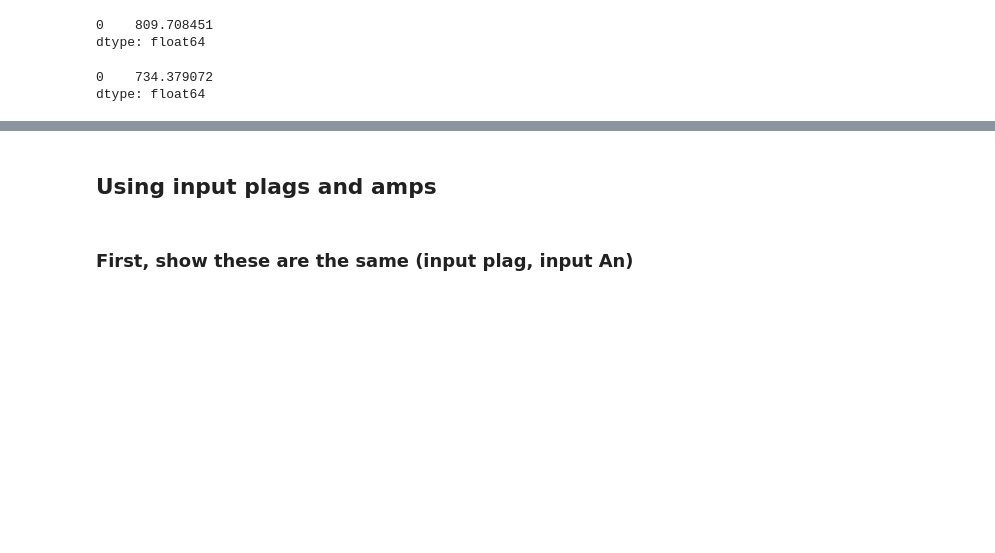
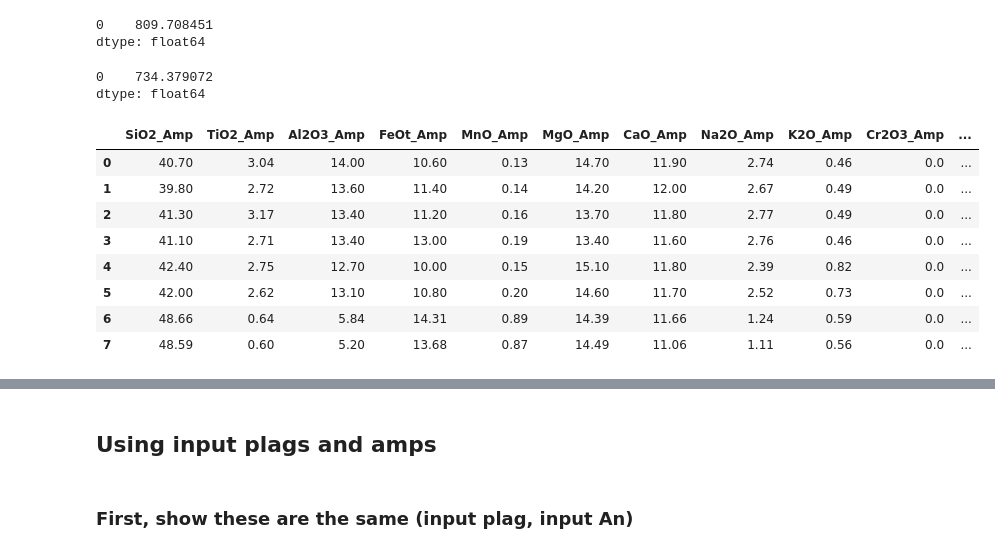
Before and after one commit to PennyWieser/Thermobar, a Jupyter notebook: Benchmarking/amphibole/Final_Versions/Holland_Blundy_Plag_Hbl.ipynb, the cells around one changed output, grey strips where cells are left out. Drawn from its saved outputs; the diff is of its cells as text; code cells hidden in the pictures; blank space fills up the shorter version.

```diff
--- a/Benchmarking/amphibole/Final_Versions/Holland_Blundy_Plag_Hbl.ipynb
+++ b/Benchmarking/amphibole/Final_Versions/Holland_Blundy_Plag_Hbl.ipynb
@@ -45,3 +45,15 @@ Test_in=pt.import_excel('Holland_Blundy_RiMG069_Benchmark.xlsx',
 Amps=Test_in['Amps']
 Plags=Test_in['Plags']
 Amps_input=Test_in['my_input']
+# %%
+Amps
+# %% [output]
+|  | SiO2_Amp | TiO2_Amp | Al2O3_Amp | FeOt_Amp | MnO_Amp | MgO_Amp | CaO_Amp | Na2O_Amp | K2O_Amp | Cr2O3_Amp | ... |
+| 0 | 40.70 | 3.04 | 14.00 | 10.60 | 0.13 | 14.70 | 11.90 | 2.74 | 0.46 | 0.0 | ... |
+| 1 | 39.80 | 2.72 | 13.60 | 11.40 | 0.14 | 14.20 | 12.00 | 2.67 | 0.49 | 0.0 | ... |
+| 2 | 41.30 | 3.17 | 13.40 | 11.20 | 0.16 | 13.70 | 11.80 | 2.77 | 0.49 | 0.0 | ... |
+| 3 | 41.10 | 2.71 | 13.40 | 13.00 | 0.19 | 13.40 | 11.60 | 2.76 | 0.46 | 0.0 | ... |
+| 4 | 42.40 | 2.75 | 12.70 | 10.00 | 0.15 | 15.10 | 11.80 | 2.39 | 0.82 | 0.0 | ... |
+| 5 | 42.00 | 2.62 | 13.10 | 10.80 | 0.20 | 14.60 | 11.70 | 2.52 | 0.73 | 0.0 | ... |
+| 6 | 48.66 | 0.64 | 5.84 | 14.31 | 0.89 | 14.39 | 11.66 | 1.24 | 0.59 | 0.0 | ... |
+| 7 | 48.59 | 0.60 | 5.20 | 13.68 | 0.87 | 14.49 | 11.06 | 1.11 | 0.56 | 0.0 | ... |
```
Also changed, not shown: parts of 11 cells of this notebook, 5 other files.
